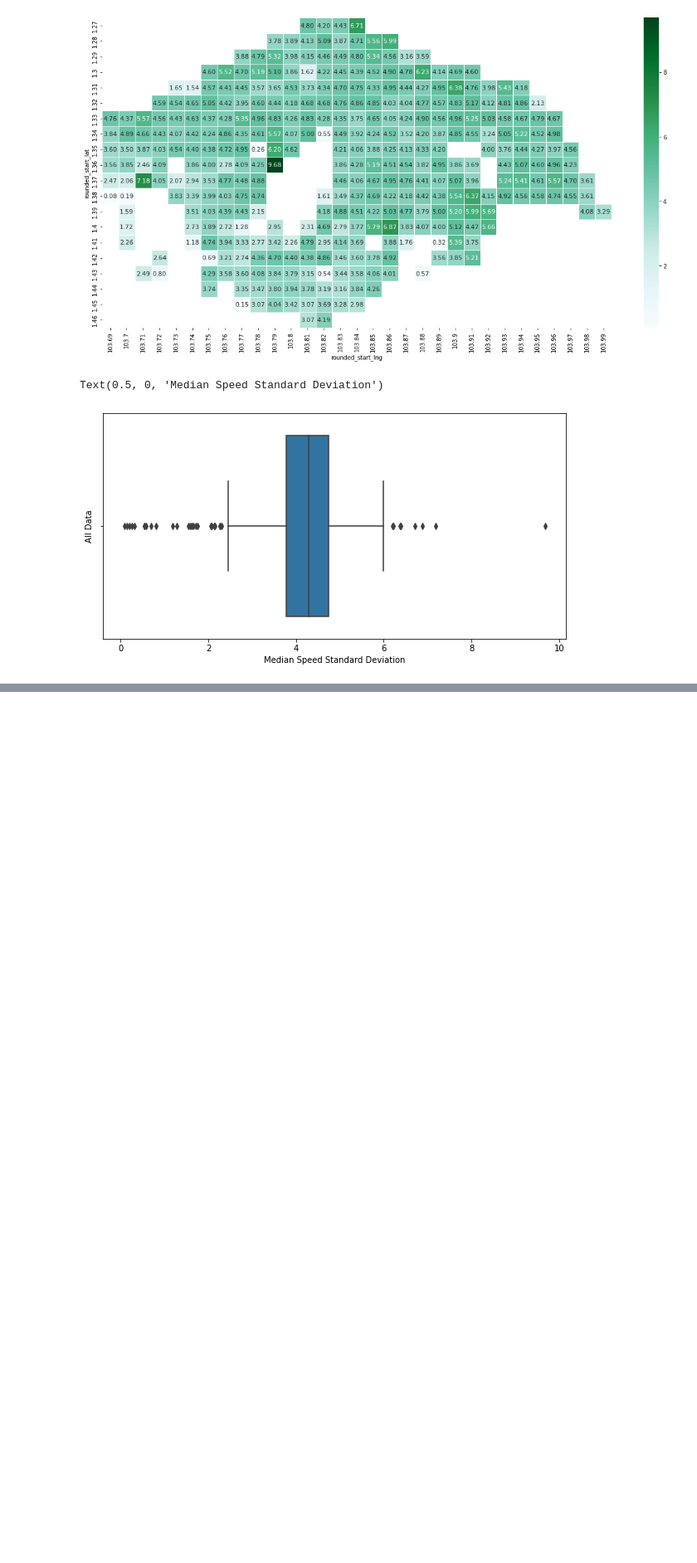
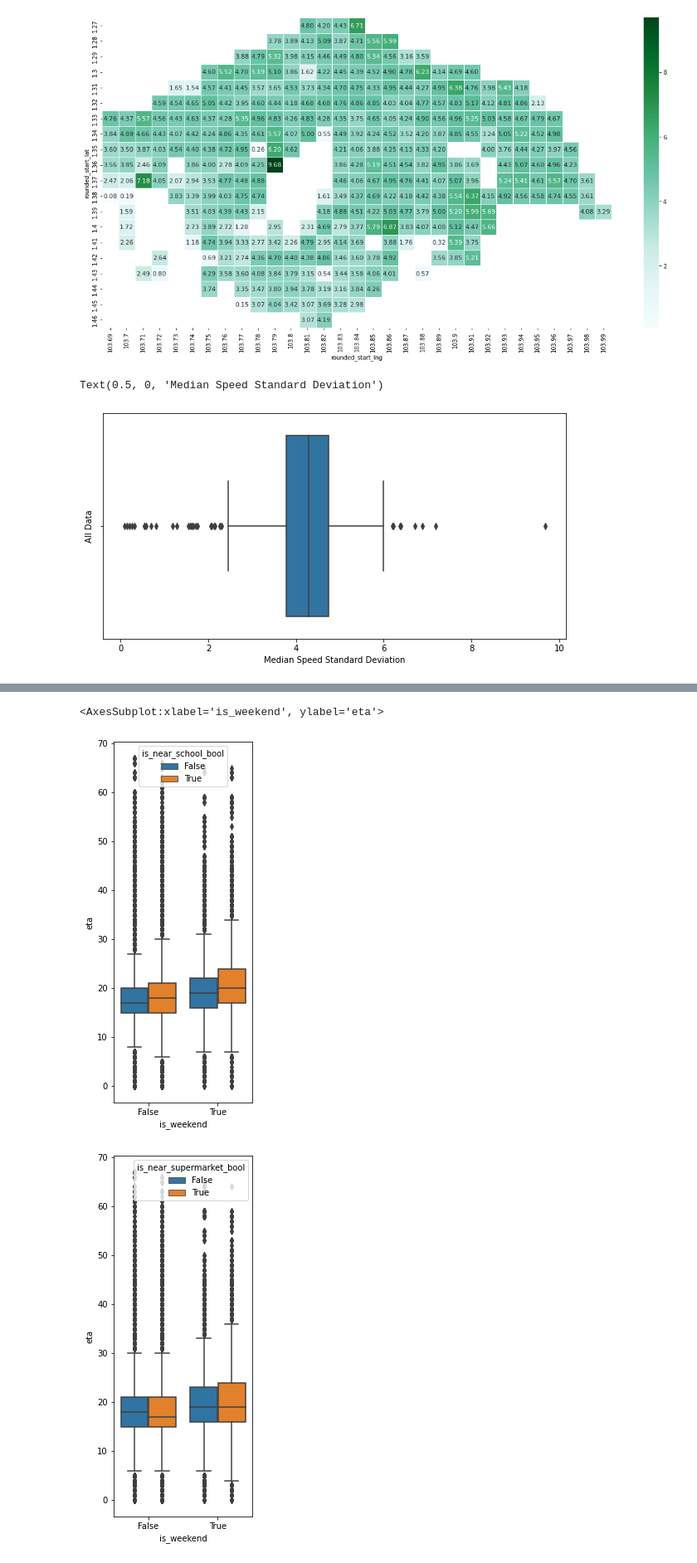
Before and after one commit to bryanongse/teamTeam, a Jupyter notebook: visualise_data.ipynb, the cells around one changed output, grey strips where cells are left out. Shown at 83% size. Cells and saved outputs as stored; diff of their text form; code cells hidden in the pictures; blank space fills up the shorter version.

```diff
--- a/visualise_data.ipynb
+++ b/visualise_data.ipynb
@@ -200,0 +256,23 @@ Text(0.5, 0, 'Median Speed Standard Deviation')
+# %%
+df['is_weekend'] = df['day_of_week'] >= 5
+
+# test_df = df[['is_near_school_bool', 'is_near_supermarket_bool', 'is_near_mrt_bool', 'is_near_park_bool', 'is_near_hawker_bool', 'is_near_mall_bool', 'eta']]
+# test_df.boxplot(column='eta', by=['is_near_school_bool', 'is_near_supermarket_bool'])
+# sns.boxplot(x="variable", y="value", data=pd.melt(df))
+
+f = plt.figure(figsize=(3, 8))
+sns.boxplot(data=df, x='is_weekend', y='eta', hue='is_near_school_bool')
+f = plt.figure(figsize=(3, 8))
+sns.boxplot(data=df, x='is_weekend', y='eta', hue='is_near_supermarket_bool')
+f = plt.figure(figsize=(3, 8))
+sns.boxplot(data=df, x='is_weekend', y='eta', hue='is_near_mrt_bool')
+f = plt.figure(figsize=(3, 8))
+sns.boxplot(data=df, x='is_weekend', y='eta', hue='is_near_park_bool')
+f = plt.figure(figsize=(3, 8))
+sns.boxplot(data=df, x='is_weekend', y='eta', hue='is_near_hawker_bool')
+f = plt.figure(figsize=(3, 8))
+sns.boxplot(data=df, x='is_weekend', y='eta', hue='is_near_mall_bool')
+# %% [output]
+<AxesSubplot:xlabel='is_weekend', ylabel='eta'>
+[figure, added]
+[figure, added]
```
Also changed, not shown: parts of 10 cells of this notebook.
